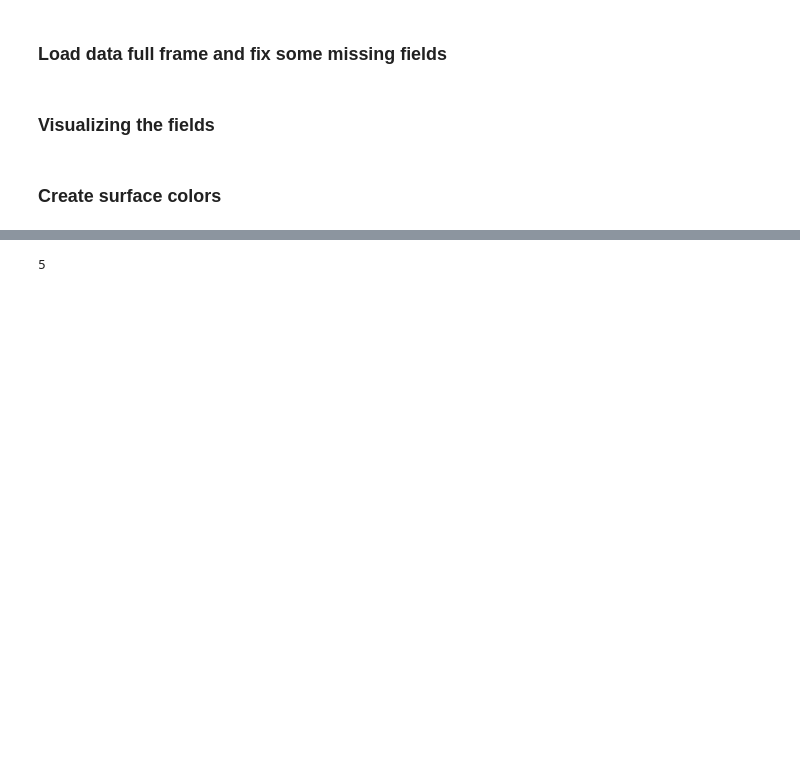
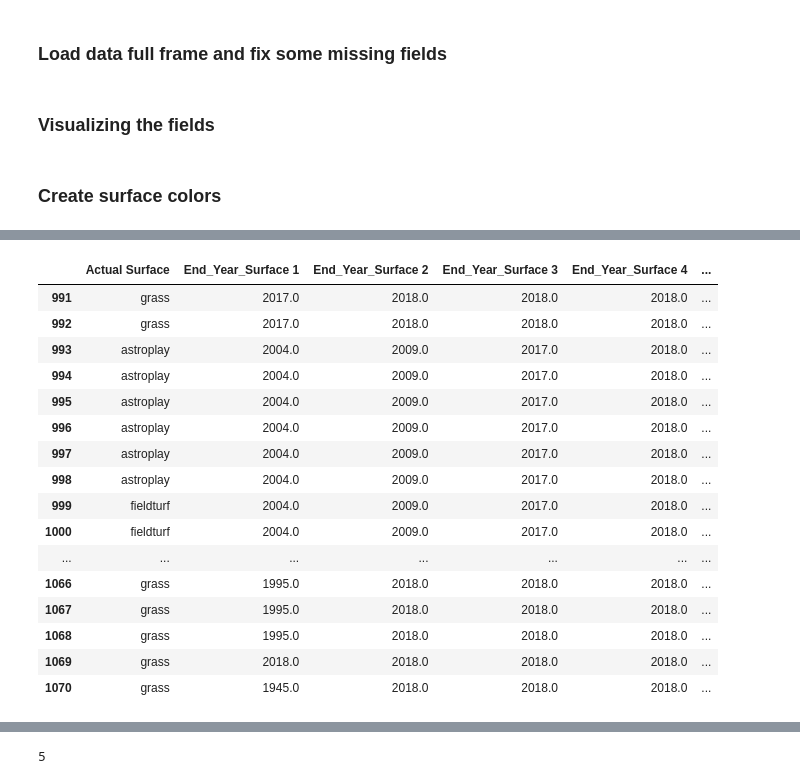
Before and after one commit to igotcharts/charts_and_more_charts, a Jupyter notebook: notebooks/playing surface.ipynb, the cells around one changed output, grey strips where cells are left out. Drawn from its saved outputs; the diff is of its cells as text; code cells hidden in the pictures; blank space fills up the shorter version.

```diff
--- a/notebooks/playing surface.ipynb
+++ b/notebooks/playing surface.ipynb
@@ -257 +270,21 @@ Index(['', 'Houston Texans', 'Baltimore Ravens', 'Carolina Panthers',
+# %%
+season_frame[season_frame['Teams']=='Los Angeles Rams']
+# %% [output]
+|  | Actual Surface | End_Year_Surface 1 | End_Year_Surface 2 | End_Year_Surface 3 | End_Year_Surface 4 | ... |
+| 991 | grass | 2017.0 | 2018.0 | 2018.0 | 2018.0 | ... |
+| 992 | grass | 2017.0 | 2018.0 | 2018.0 | 2018.0 | ... |
+| 993 | astroplay | 2004.0 | 2009.0 | 2017.0 | 2018.0 | ... |
+| 994 | astroplay | 2004.0 | 2009.0 | 2017.0 | 2018.0 | ... |
+| 995 | astroplay | 2004.0 | 2009.0 | 2017.0 | 2018.0 | ... |
+| 996 | astroplay | 2004.0 | 2009.0 | 2017.0 | 2018.0 | ... |
+| 997 | astroplay | 2004.0 | 2009.0 | 2017.0 | 2018.0 | ... |
+| 998 | astroplay | 2004.0 | 2009.0 | 2017.0 | 2018.0 | ... |
+| 999 | fieldturf | 2004.0 | 2009.0 | 2017.0 | 2018.0 | ... |
+| 1000 | fieldturf | 2004.0 | 2009.0 | 2017.0 | 2018.0 | ... |
+| ... | ... | ... | ... | ... | ... | ... |
+| 1066 | grass | 1995.0 | 2018.0 | 2018.0 | 2018.0 | ... |
+| 1067 | grass | 1995.0 | 2018.0 | 2018.0 | 2018.0 | ... |
+| 1068 | grass | 1995.0 | 2018.0 | 2018.0 | 2018.0 | ... |
+| 1069 | grass | 2018.0 | 2018.0 | 2018.0 | 2018.0 | ... |
+| 1070 | grass | 1945.0 | 2018.0 | 2018.0 | 2018.0 | ... |
 # %%
```
Also changed, not shown: parts of 6 cells of this notebook.
